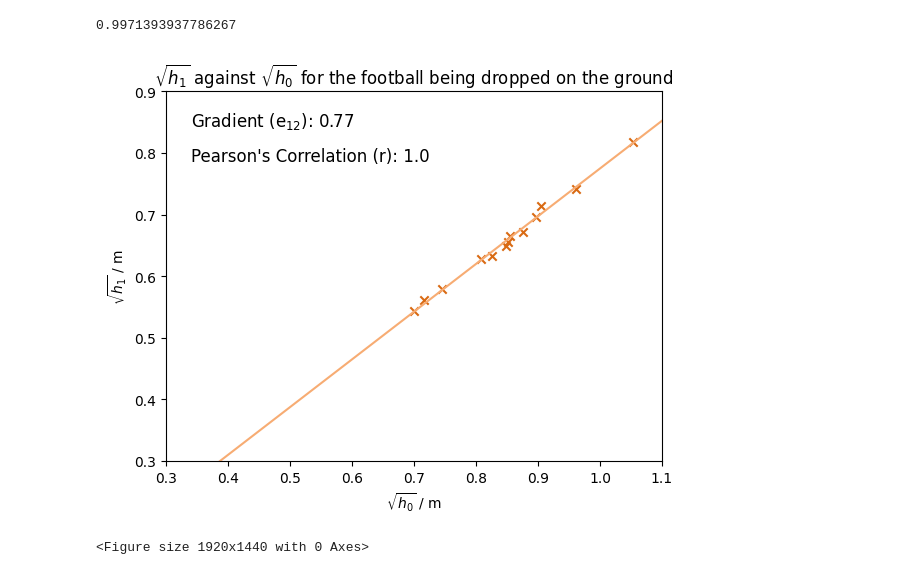
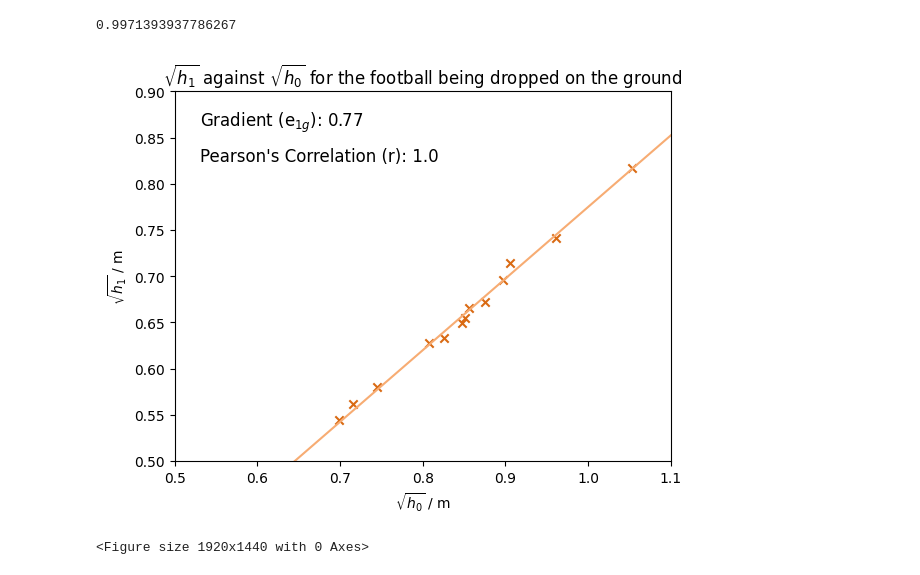
Before and after one commit to Aaryan-Varshney/practical-project-25, a Jupyter notebook: football-ground-COR.ipynb, the cells around one changed output. Saved outputs shown, nothing was run; the diff lists cells and outputs as text; code cells hidden in the pictures.

Commit message:
final graphs 2

```diff
--- a/football-ground-COR.ipynb
+++ b/football-ground-COR.ipynb
@@ -24,30 +24,30 @@ print(corr)
 # %%
 cross_colour = '#d96a13'
 line_colour = '#f7ac73'
 plt.scatter(x, y, marker ='x', color=cross_colour)
 
 plt.xlabel(r'$\sqrt{h_0}$ / m')
 plt.ylabel(r'$\sqrt{h_1}$ / m')
 plt.title(r'$\sqrt{h_1}$ against $\sqrt{h_0}$ for the football being dropped on the ground')
 
 # Calculate the slope of the trendline passing through the origin
 slope = np.sum(x * y) / np.sum(x * x)
 
 # Generate trendline values
 trendline_x = np.linspace(0, 1.5, 100)
 trendline_y = slope * trendline_x
 
 # Plot the trendline
 plt.plot(trendline_x, trendline_y, color=line_colour)
-plt.text(0.05, 0.95, f'Gradient (e$_{{12}}$): {round(slope, 2)}', transform=plt.gca().transAxes, fontsize=12, verticalalignment='top')
+plt.text(0.05, 0.95, f'Gradient (e$_{{1g}}$): {round(slope, 2)}', transform=plt.gca().transAxes, fontsize=12, verticalalignment='top')
 plt.text(0.05, 0.85, f'Pearson\'s Correlation (r): {round(corr, 2)}', transform=plt.gca().transAxes, fontsize=12, verticalalignment='top')
 
 # Set the scale of both axes to be from 0 to 1
-plt.xlim(0.3, 1.1)
-plt.ylim(0.3, 0.9)
+plt.xlim(0.5, 1.1)
+plt.ylim(0.5, 0.9)
 
 plt.figure(dpi=300)
 plt.show()
 # %% [output]
-[figure, old version]
+[figure, new version]
 <Figure size 1920x1440 with 0 Axes>
```
